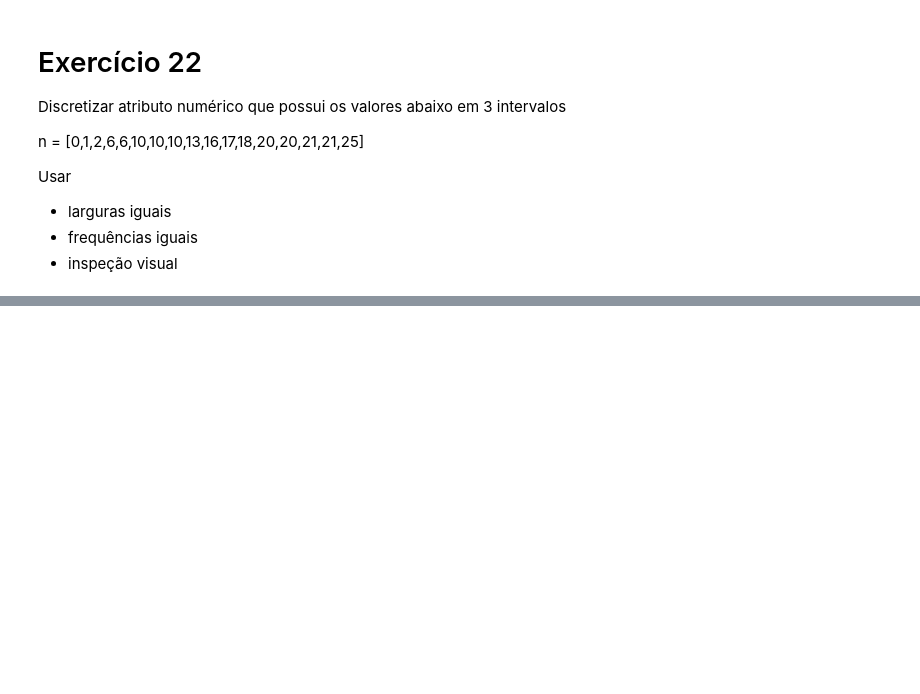
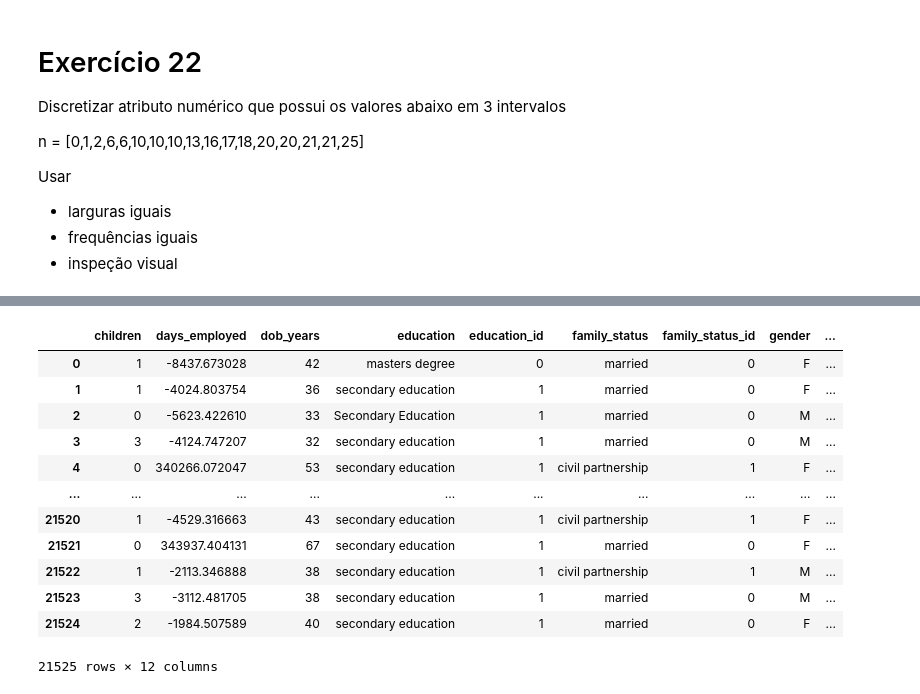
Before and after one commit to srtjazz/gc-python-2024, a Jupyter notebook: aula_11/exercicio_22/exercicio_22.ipynb, the cells around one changed output, grey strips where cells are left out. Drawn from its saved outputs; the diff is of its cells as text; code cells hidden in the pictures; blank space fills up the shorter version.

Commit message:
exercicio 22 ultima parte

```diff
--- a/aula_11/exercicio_22/exercicio_22.ipynb
+++ b/aula_11/exercicio_22/exercicio_22.ipynb
@@ -29,0 +36,3 @@ px.scatter(df, x='numero', y='largura', title='Número X Sua Largura', trendline
+# %%
+df_values = pd.read_csv('../exercicio_23_mini_boss/credit_scoring_eng.csv')
+df_values.describe()
@@ -29,0 +49,16 @@ px.scatter(df, x='numero', y='largura', title='Número X Sua Largura', trendline
+# %%
+df_values
+# %% [output]
+|  | children | days_employed | dob_years | education | education_id | family_status | family_status_id | gender | ... |
+| 0 | 1 | -8437.673028 | 42 | masters degree | 0 | married | 0 | F | ... |
+| 1 | 1 | -4024.803754 | 36 | secondary education | 1 | married | 0 | F | ... |
+| 2 | 0 | -5623.422610 | 33 | Secondary Education | 1 | married | 0 | M | ... |
+| 3 | 3 | -4124.747207 | 32 | secondary education | 1 | married | 0 | M | ... |
+| 4 | 0 | 340266.072047 | 53 | secondary education | 1 | civil partnership | 1 | F | ... |
+| ... | ... | ... | ... | ... | ... | ... | ... | ... | ... |
+| 21520 | 1 | -4529.316663 | 43 | secondary education | 1 | civil partnership | 1 | F | ... |
+| 21521 | 0 | 343937.404131 | 67 | secondary education | 1 | married | 0 | F | ... |
+| 21522 | 1 | -2113.346888 | 38 | secondary education | 1 | civil partnership | 1 | M | ... |
+| 21523 | 3 | -3112.481705 | 38 | secondary education | 1 | married | 0 | M | ... |
+| 21524 | 2 | -1984.507589 | 40 | secondary education | 1 | married | 0 | F | ... |
+21525 rows × 12 columns
```
Also changed, not shown: parts of 11 cells of this notebook.
